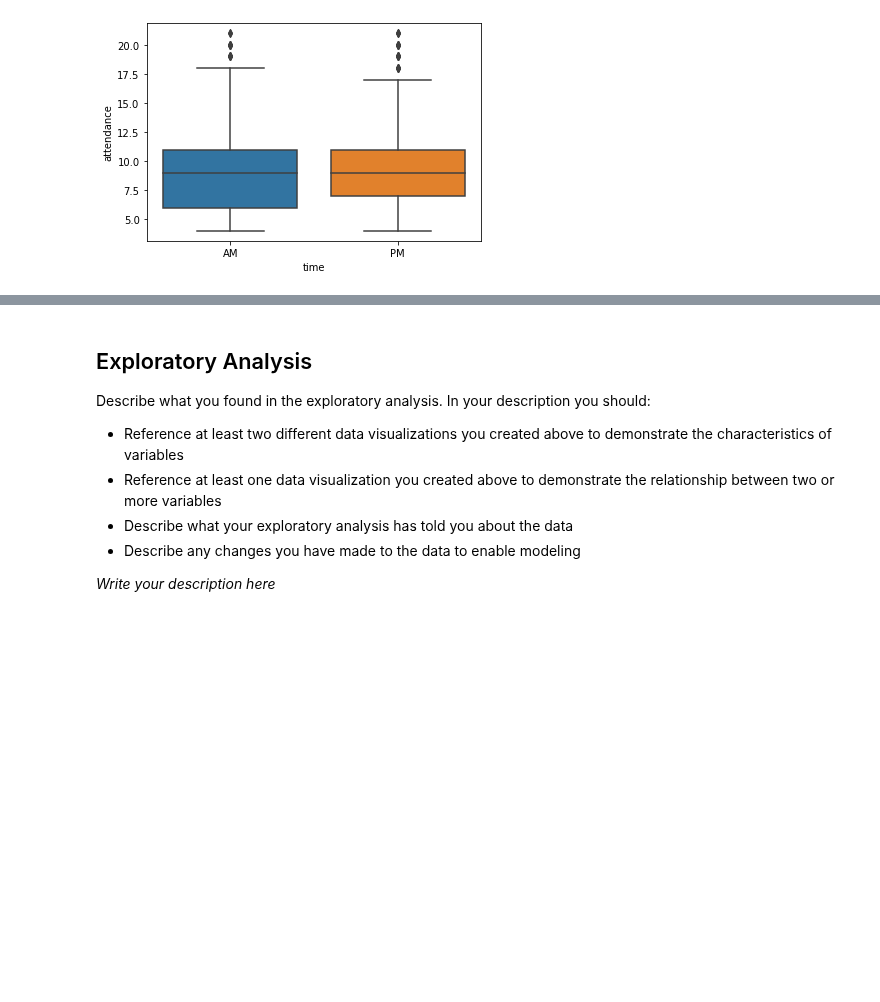
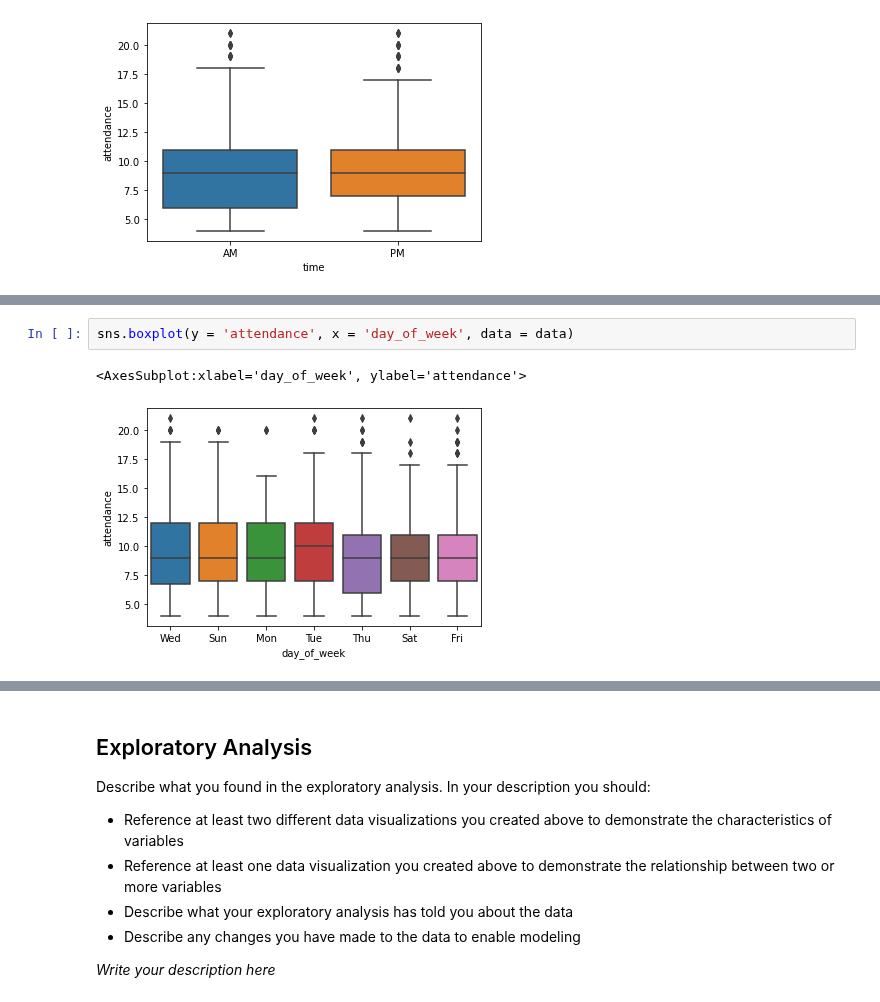
Before and after one commit to CarJung/Uni, a Jupyter notebook: data_camp_certificate/notebook.ipynb, the cells around one changed output, grey strips where cells are left out. Drawn from its saved outputs; the diff is of its cells as text; blank space fills up the shorter version.

```diff
--- a/data_camp_certificate/notebook.ipynb
+++ b/data_camp_certificate/notebook.ipynb
@@ -249,0 +262,5 @@ data.corr()
+# %%
+sns.boxplot(y = 'attendance', x = 'day_of_week', data = data)
+# %% [output]
+<AxesSubplot:xlabel='day_of_week', ylabel='attendance'>
+[figure, added]
```
Also changed, not shown: parts of 6 cells of this notebook.
